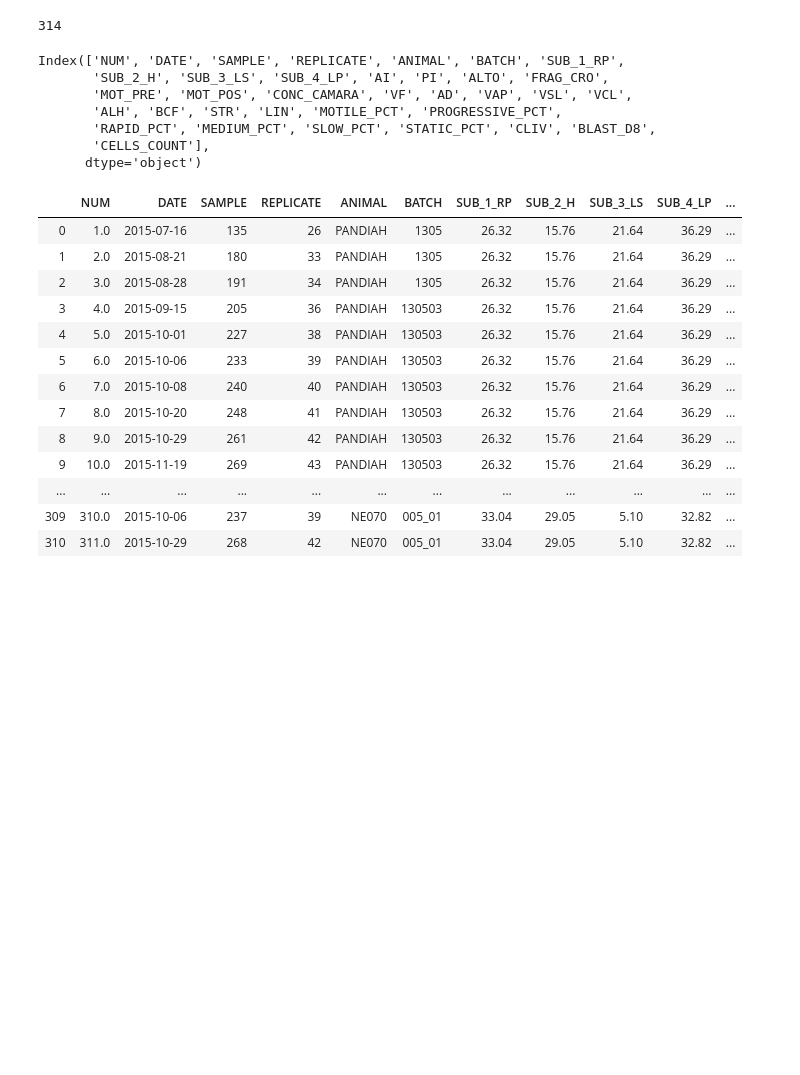
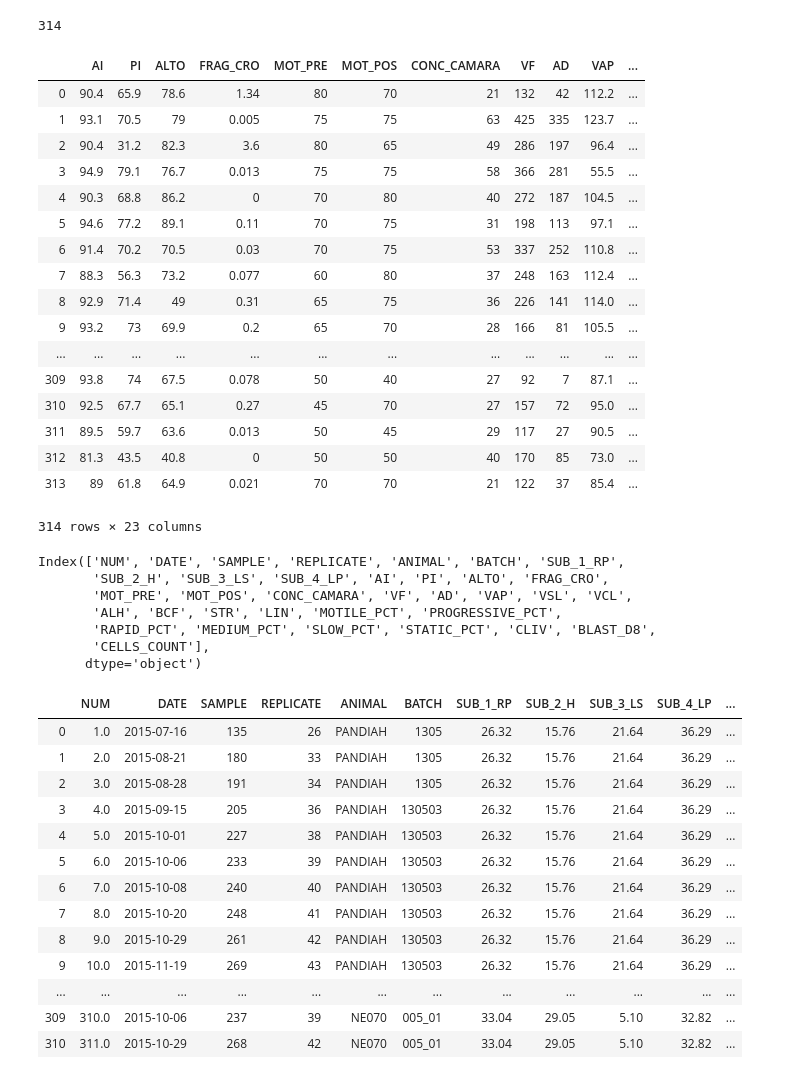
Before and after one commit to maxoblein/bovine_ivf, a Jupyter notebook: ivf_data_analysis-Elena_classifier.ipynb, the cells around one changed output. Saved outputs shown, nothing was run; the diff lists cells and outputs as text; code cells hidden in the pictures; blank space fills up the shorter version.

```diff
--- a/ivf_data_analysis-Elena_classifier.ipynb
+++ b/ivf_data_analysis-Elena_classifier.ipynb
@@ -29,0 +30,21 @@ df = df[(df["VCL"] * df["ALH"]) != 9160.5]
+# %%
+sperm_data = pd.read_csv(r"all_features.csv")
+# %% [output]
+|  | AI | PI | ALTO | FRAG_CRO | MOT_PRE | MOT_POS | CONC_CAMARA | VF | AD | VAP | ... |
+| 0 | 90.4 | 65.9 | 78.6 | 1.34 | 80 | 70 | 21 | 132 | 42 | 112.2 | ... |
+| 1 | 93.1 | 70.5 | 79 | 0.005 | 75 | 75 | 63 | 425 | 335 | 123.7 | ... |
+| 2 | 90.4 | 31.2 | 82.3 | 3.6 | 80 | 65 | 49 | 286 | 197 | 96.4 | ... |
+| 3 | 94.9 | 79.1 | 76.7 | 0.013 | 75 | 75 | 58 | 366 | 281 | 55.5 | ... |
+| 4 | 90.3 | 68.8 | 86.2 | 0 | 70 | 80 | 40 | 272 | 187 | 104.5 | ... |
+| 5 | 94.6 | 77.2 | 89.1 | 0.11 | 70 | 75 | 31 | 198 | 113 | 97.1 | ... |
+| 6 | 91.4 | 70.2 | 70.5 | 0.03 | 70 | 75 | 53 | 337 | 252 | 110.8 | ... |
+| 7 | 88.3 | 56.3 | 73.2 | 0.077 | 60 | 80 | 37 | 248 | 163 | 112.4 | ... |
+| 8 | 92.9 | 71.4 | 49 | 0.31 | 65 | 75 | 36 | 226 | 141 | 114.0 | ... |
+| 9 | 93.2 | 73 | 69.9 | 0.2 | 65 | 70 | 28 | 166 | 81 | 105.5 | ... |
+| ... | ... | ... | ... | ... | ... | ... | ... | ... | ... | ... | ... |
+| 309 | 93.8 | 74 | 67.5 | 0.078 | 50 | 40 | 27 | 92 | 7 | 87.1 | ... |
+| 310 | 92.5 | 67.7 | 65.1 | 0.27 | 45 | 70 | 27 | 157 | 72 | 95.0 | ... |
+| 311 | 89.5 | 59.7 | 63.6 | 0.013 | 50 | 45 | 29 | 117 | 27 | 90.5 | ... |
+| 312 | 81.3 | 43.5 | 40.8 | 0 | 50 | 50 | 40 | 170 | 85 | 73.0 | ... |
+| 313 | 89 | 61.8 | 64.9 | 0.021 | 70 | 70 | 21 | 122 | 37 | 85.4 | ... |
+314 rows × 23 columns
```
Also changed, not shown: parts of 2 cells of this notebook, 2 other files.
